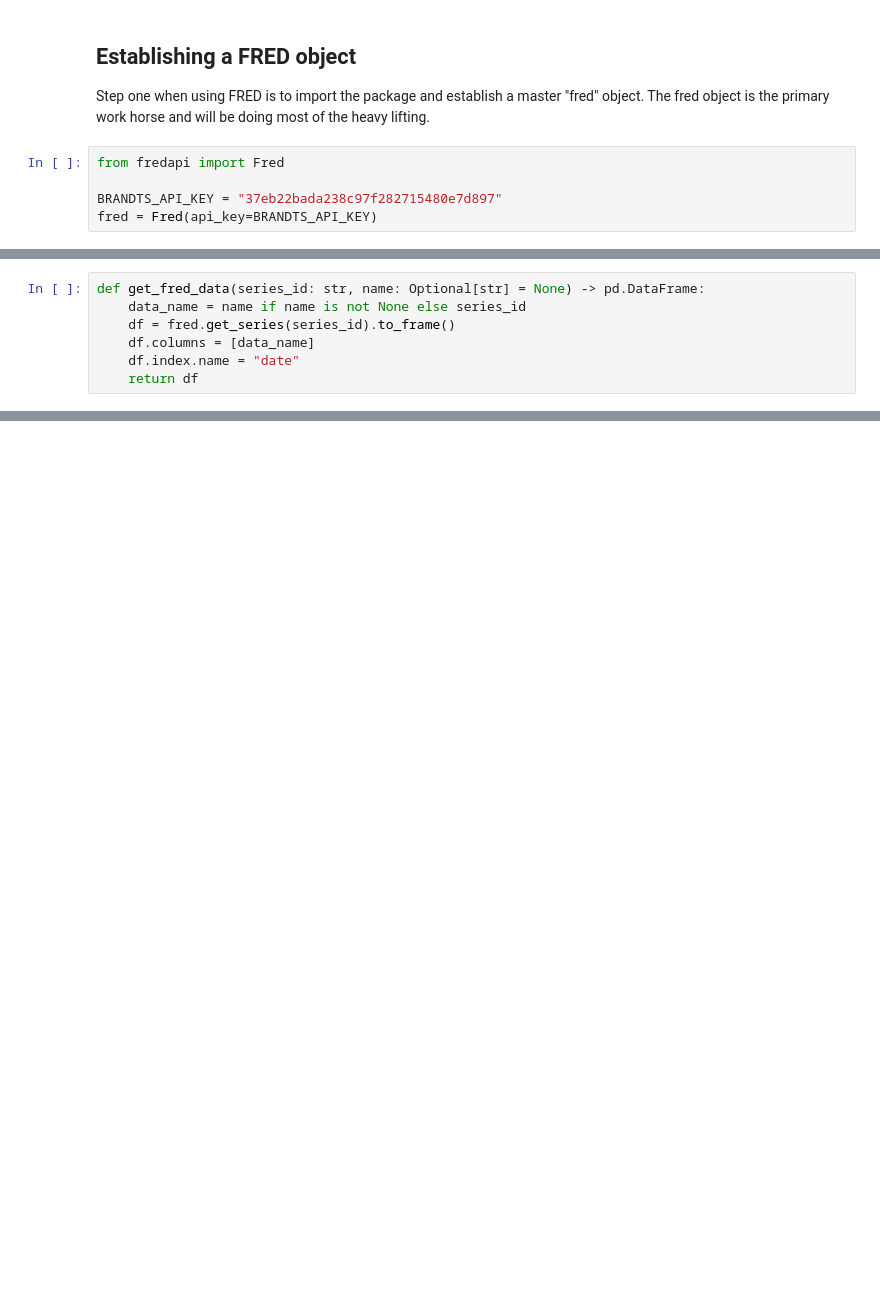
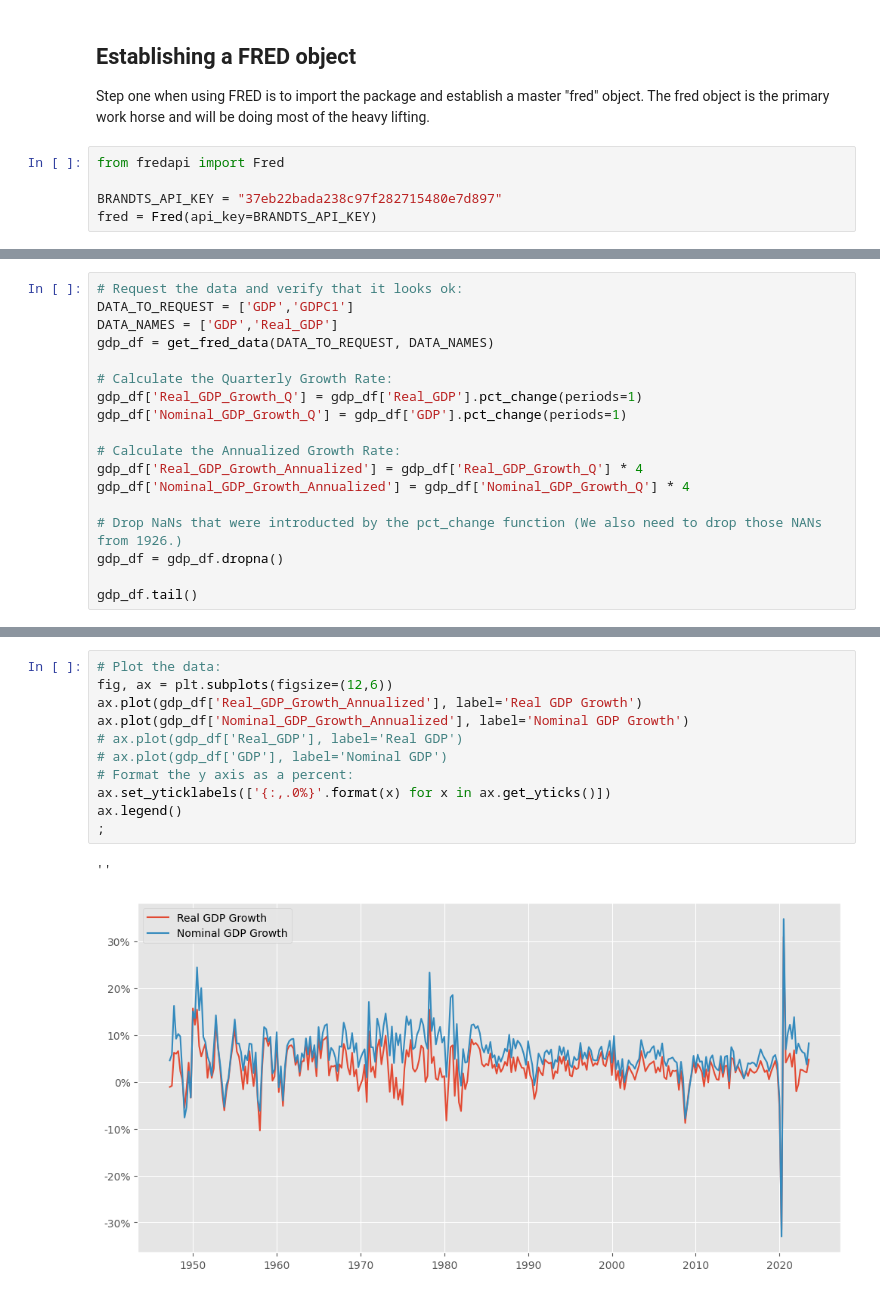
Before and after one commit to Brandt-moreThan4/Blog, a Jupyter notebook: _sources/content/4_FRED.ipynb, the cells around one changed output, grey strips where cells are left out. Saved outputs shown, nothing was run; the diff lists cells and outputs as text; blank space fills up the shorter version.

```diff
--- a/_sources/content/4_FRED.ipynb
+++ b/_sources/content/4_FRED.ipynb
@@ -68,7 +44,0 @@ gdps = fred.get_series('GDPC1')
-# %%
-def get_fred_data(series_id: str, name: Optional[str] = None) -> pd.DataFrame:
-    data_name = name if name is not None else series_id
-    df = fred.get_series(series_id).to_frame()
-    df.columns = [data_name]
-    df.index.name = "date"
-    return df
@@ -74,0 +167,18 @@ def get_fred_data(series_id: str, name: Optional[str] = None) -> pd.DataFrame:
+# %%
+# Request the data and verify that it looks ok:
+DATA_TO_REQUEST = ['GDP','GDPC1']
+DATA_NAMES = ['GDP','Real_GDP']
+gdp_df = get_fred_data(DATA_TO_REQUEST, DATA_NAMES)
+
+# Calculate the Quarterly Growth Rate:
+gdp_df['Real_GDP_Growth_Q'] = gdp_df['Real_GDP'].pct_change(periods=1)
+gdp_df['Nominal_GDP_Growth_Q'] = gdp_df['GDP'].pct_change(periods=1)
+
+# Calculate the Annualized Growth Rate:
+gdp_df['Real_GDP_Growth_Annualized'] = gdp_df['Real_GDP_Growth_Q'] * 4
+gdp_df['Nominal_GDP_Growth_Annualized'] = gdp_df['Nominal_GDP_Growth_Q'] * 4
+
+# Drop NaNs that were introducted by the pct_change function (We also need to drop those NANs from 1926.)
+gdp_df = gdp_df.dropna()
+
+gdp_df.tail()
@@ -74,0 +193,14 @@ def get_fred_data(series_id: str, name: Optional[str] = None) -> pd.DataFrame:
+# %%
+# Plot the data:
+fig, ax = plt.subplots(figsize=(12,6))
+ax.plot(gdp_df['Real_GDP_Growth_Annualized'], label='Real GDP Growth')
+ax.plot(gdp_df['Nominal_GDP_Growth_Annualized'], label='Nominal GDP Growth')
+# ax.plot(gdp_df['Real_GDP'], label='Real GDP')
+# ax.plot(gdp_df['GDP'], label='Nominal GDP')
+# Format the y axis as a percent:
+ax.set_yticklabels(['{:,.0%}'.format(x) for x in ax.get_yticks()])
+ax.legend()
+;
+# %% [output]
+''
+[figure, added]
```
Also changed, not shown: parts of 23 cells of this notebook, 4 other files.
